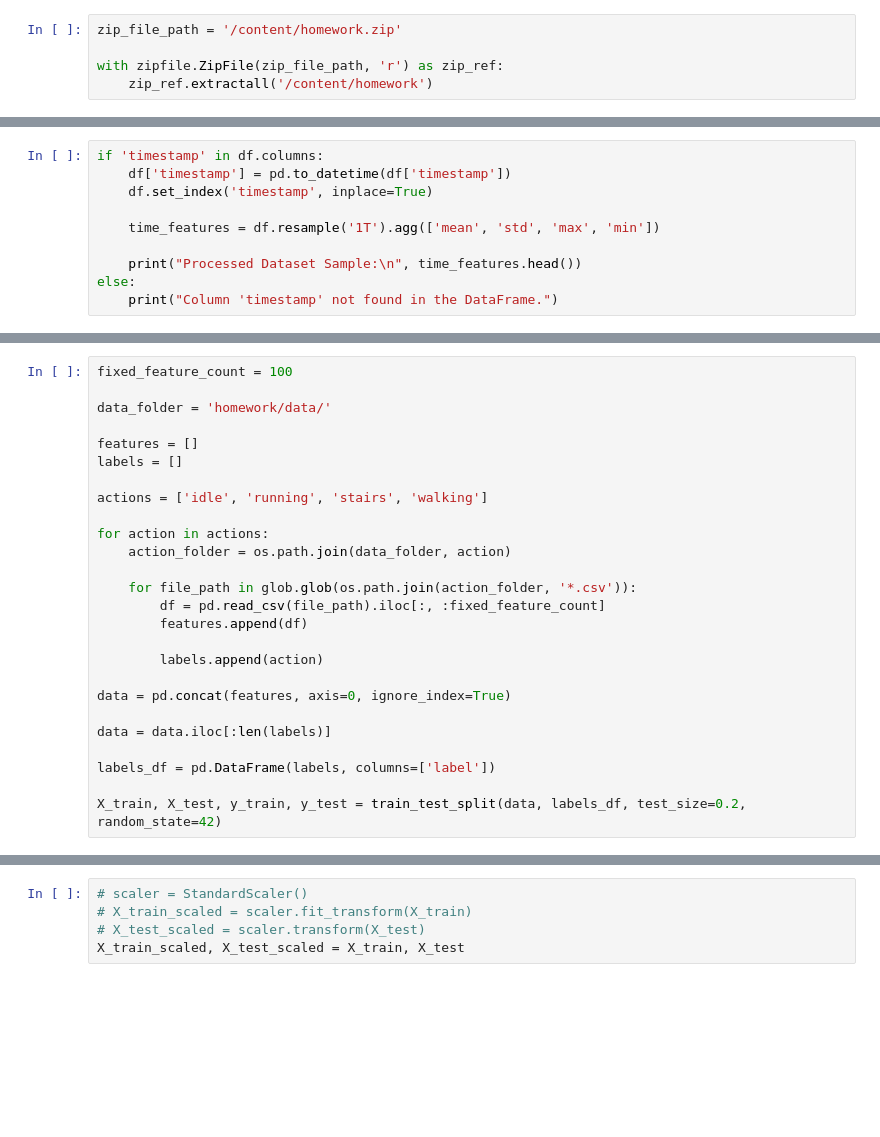
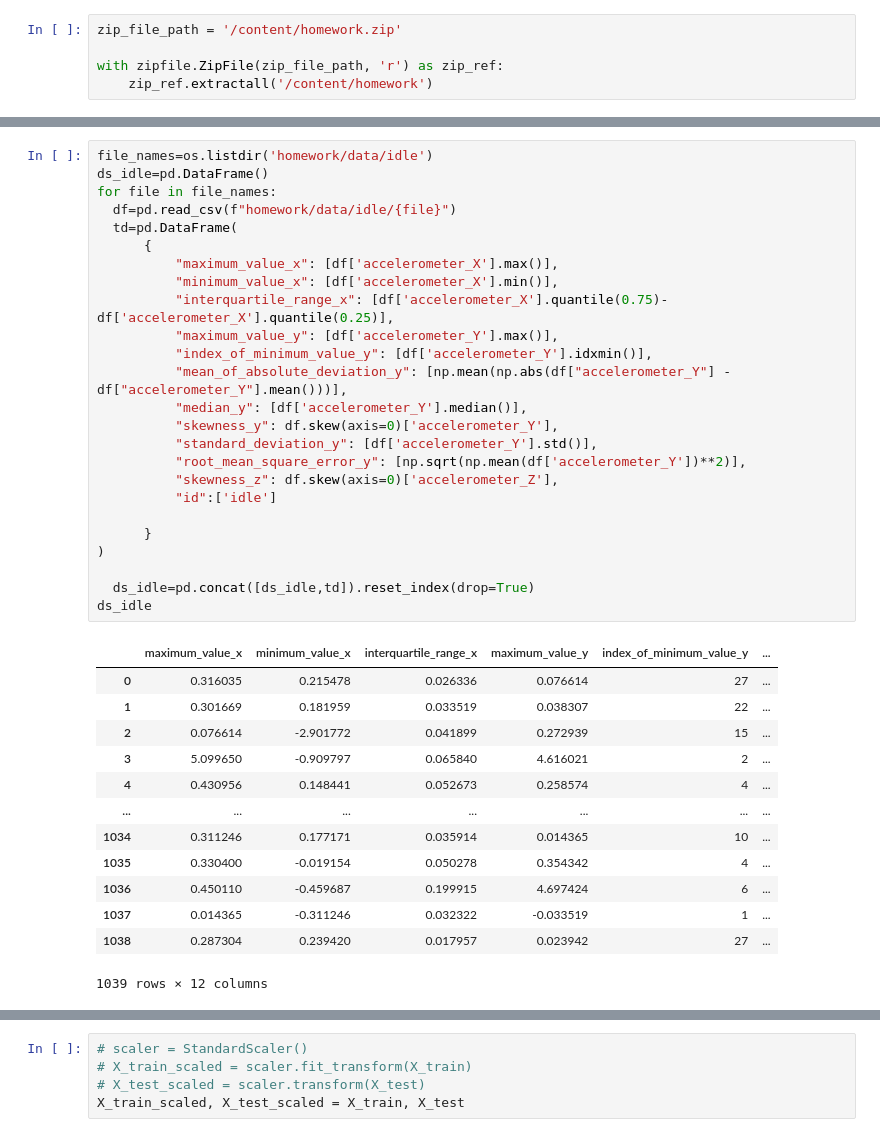
Before and after one commit to N1a2t3a/.Data_Science, a Jupyter notebook: HW5.ipynb, the cells around one changed output, grey strips where cells are left out. Drawn from its saved outputs; the diff is of its cells as text; blank space fills up the shorter version.

```diff
--- a/HW5.ipynb
+++ b/HW5.ipynb
@@ -48,10 +20,0 @@ print(df.head())
-# %%
-if 'timestamp' in df.columns:
-    df['timestamp'] = pd.to_datetime(df['timestamp'])
-    df.set_index('timestamp', inplace=True)
-
-    time_features = df.resample('1T').agg(['mean', 'std', 'max', 'min'])
-
-    print("Processed Dataset Sample:\n", time_features.head())
-else:
-    print("Column 'timestamp' not found in the DataFrame.")
@@ -76,26 +21,39 @@ timestamp
-# %%
-fixed_feature_count = 100
-
-data_folder = 'homework/data/'
-
-features = []
-labels = []
-
-actions = ['idle', 'running', 'stairs', 'walking']
-
-for action in actions:
-    action_folder = os.path.join(data_folder, action)
-
-    for file_path in glob.glob(os.path.join(action_folder, '*.csv')):
-        df = pd.read_csv(file_path).iloc[:, :fixed_feature_count]
-        features.append(df)
-
-        labels.append(action)
-
-data = pd.concat(features, axis=0, ignore_index=True)
-
-data = data.iloc[:len(labels)]
-
-labels_df = pd.DataFrame(labels, columns=['label'])
-
-X_train, X_test, y_train, y_test = train_test_split(data, labels_df, test_size=0.2, random_state=42)
+# %%
+file_names=os.listdir('homework/data/idle')
+ds_idle=pd.DataFrame()
+for file in file_names:
+  df=pd.read_csv(f"homework/data/idle/{file}")
+  td=pd.DataFrame(
+      {
+          "maximum_value_x": [df['accelerometer_X'].max()],
+          "minimum_value_x": [df['accelerometer_X'].min()],
+          "interquartile_range_x": [df['accelerometer_X'].quantile(0.75)-df['accelerometer_X'].quantile(0.25)],
+          "maximum_value_y": [df['accelerometer_Y'].max()],
+          "index_of_minimum_value_y": [df['accelerometer_Y'].idxmin()],
+          "mean_of_absolute_deviation_y": [np.mean(np.abs(df["accelerometer_Y"] - df["accelerometer_Y"].mean()))],
+          "median_y": [df['accelerometer_Y'].median()],
+          "skewness_y": df.skew(axis=0)['accelerometer_Y'],
+          "standard_deviation_y": [df['accelerometer_Y'].std()],
+          "root_mean_square_error_y": [np.sqrt(np.mean(df['accelerometer_Y'])**2)],
+          "skewness_z": df.skew(axis=0)['accelerometer_Z'],
+          "id":['idle']
+
+      }
+)
+
+  ds_idle=pd.concat([ds_idle,td]).reset_index(drop=True)
+ds_idle
+# %% [output]
+|  | maximum_value_x | minimum_value_x | interquartile_range_x | maximum_value_y | index_of_minimum_value_y | ... |
+| 0 | 0.316035 | 0.215478 | 0.026336 | 0.076614 | 27 | ... |
+| 1 | 0.301669 | 0.181959 | 0.033519 | 0.038307 | 22 | ... |
+| 2 | 0.076614 | -2.901772 | 0.041899 | 0.272939 | 15 | ... |
+| 3 | 5.099650 | -0.909797 | 0.065840 | 4.616021 | 2 | ... |
+| 4 | 0.430956 | 0.148441 | 0.052673 | 0.258574 | 4 | ... |
+| ... | ... | ... | ... | ... | ... | ... |
+| 1034 | 0.311246 | 0.177171 | 0.035914 | 0.014365 | 10 | ... |
+| 1035 | 0.330400 | -0.019154 | 0.050278 | 0.354342 | 4 | ... |
+| 1036 | 0.450110 | -0.459687 | 0.199915 | 4.697424 | 6 | ... |
+| 1037 | 0.014365 | -0.311246 | 0.032322 | -0.033519 | 1 | ... |
+| 1038 | 0.287304 | 0.239420 | 0.017957 | 0.023942 | 27 | ... |
+1039 rows × 12 columns
```
Also changed, not shown: parts of 9 cells of this notebook.
